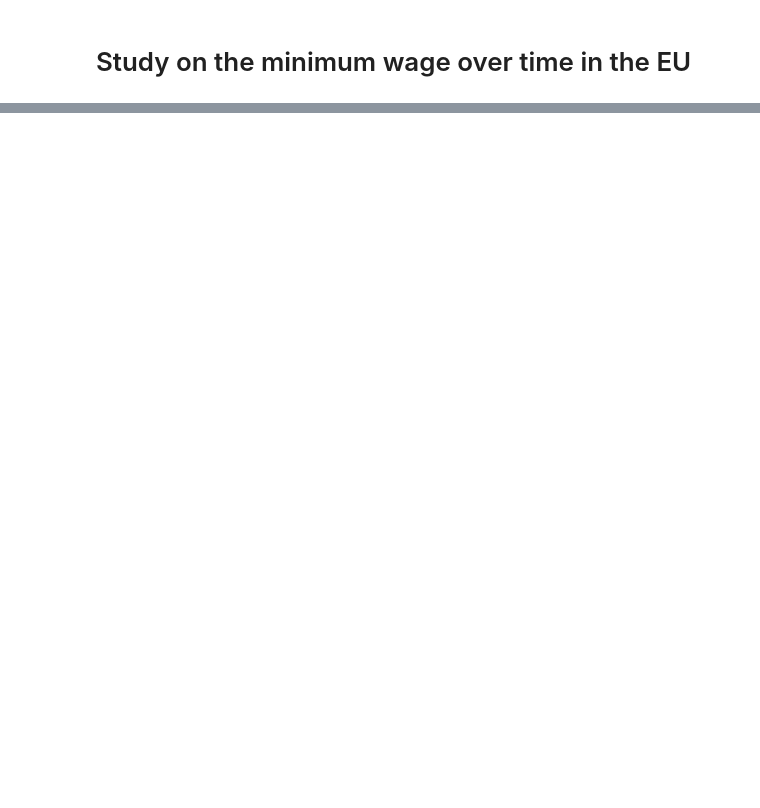
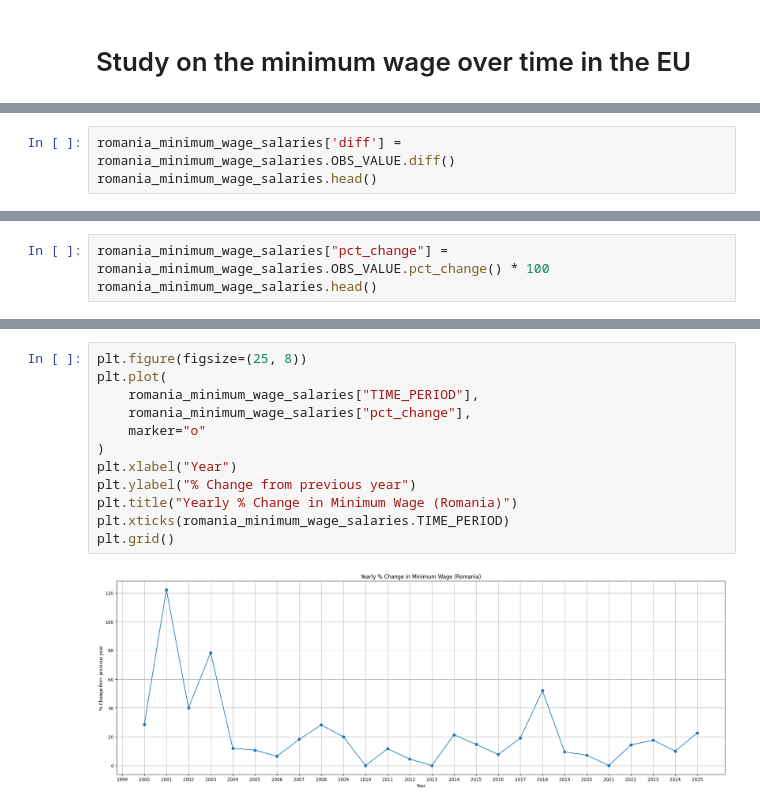
Before and after one commit to TudorMurariu/minimum-wage-study, a Jupyter notebook: study.ipynb, the cells around one changed output, grey strips where cells are left out. Saved outputs shown, nothing was run; the diff lists cells and outputs as text; blank space fills up the shorter version.

```diff
--- a/study.ipynb
+++ b/study.ipynb
@@ -12,0 +27,3 @@ data.sample(3)
+# %%
+romania_minimum_wage_salaries['diff'] = romania_minimum_wage_salaries.OBS_VALUE.diff()
+romania_minimum_wage_salaries.head()
@@ -12,0 +37,3 @@ data.sample(3)
+# %%
+romania_minimum_wage_salaries["pct_change"] = romania_minimum_wage_salaries.OBS_VALUE.pct_change() * 100
+romania_minimum_wage_salaries.head()
@@ -12,0 +47,14 @@ data.sample(3)
+# %%
+plt.figure(figsize=(25, 8))
+plt.plot(
+    romania_minimum_wage_salaries["TIME_PERIOD"],
+    romania_minimum_wage_salaries["pct_change"],
+    marker="o"
+)
+plt.xlabel("Year")
+plt.ylabel("% Change from previous year")
+plt.title("Yearly % Change in Minimum Wage (Romania)")
+plt.xticks(romania_minimum_wage_salaries.TIME_PERIOD)
+plt.grid()
+# %% [output]
+[figure, added]
```
Also changed, not shown: parts of 7 cells of this notebook, 1 other file.
